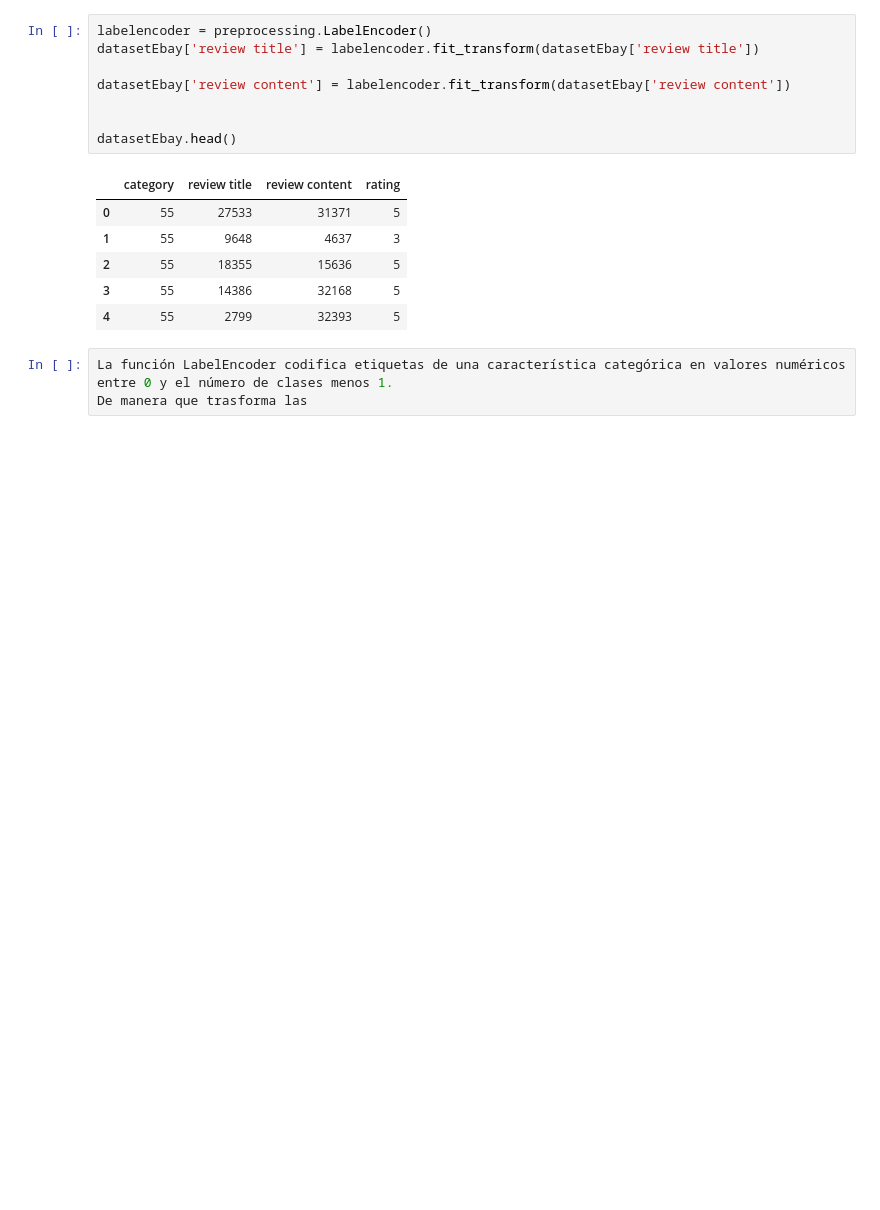
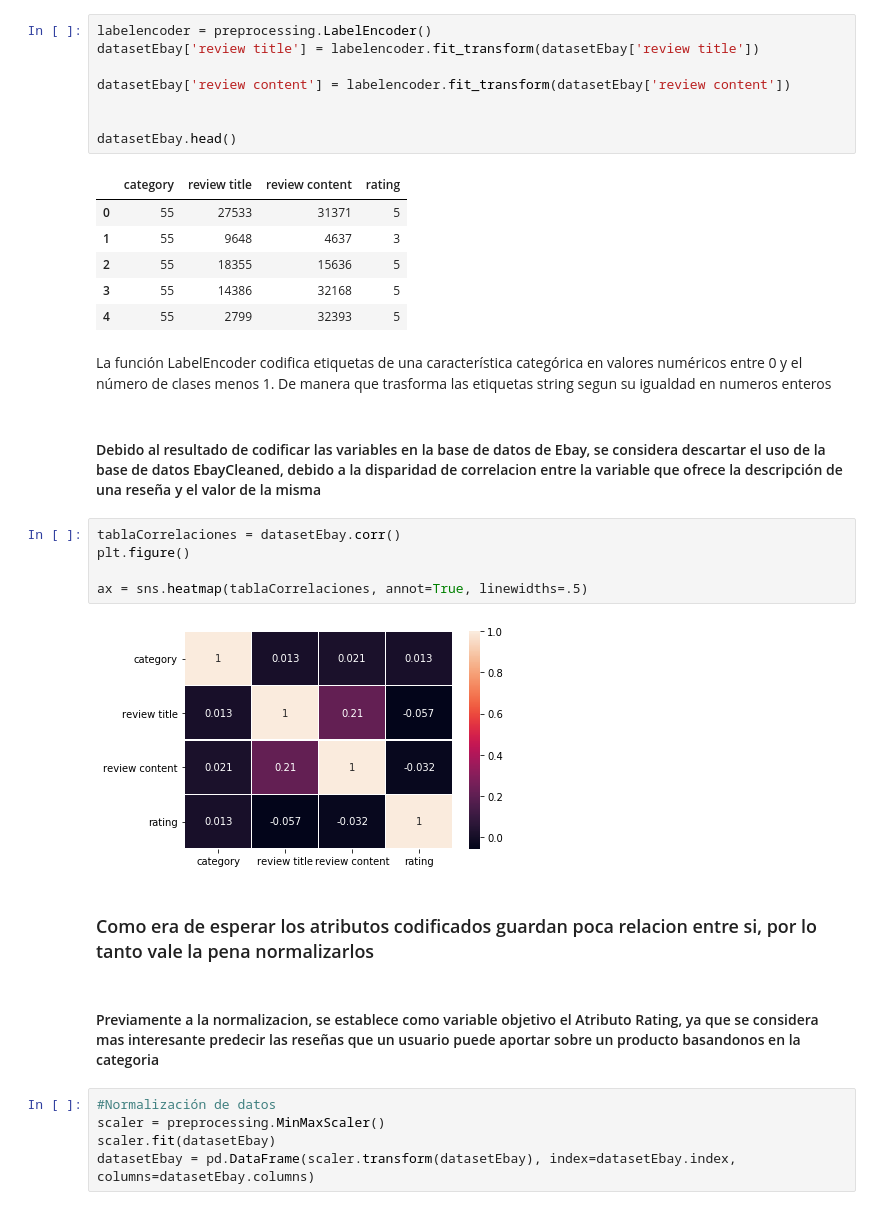
Before and after one commit to AdriaOrozco/CasKaggle, a Jupyter notebook: notebooks/develop/EbayNotebook.ipynb, the cells around one changed output. Cells and saved outputs as stored; diff of their text form; blank space fills up the shorter version.

Commit message:
Normalizacion de atributos

```diff
--- a/notebooks/develop/EbayNotebook.ipynb
+++ b/notebooks/develop/EbayNotebook.ipynb
@@ -230,6 +230,24 @@ datasetEbay.head()
 | 2 | 55 | 18355 | 15636 | 5 |
 | 3 | 55 | 14386 | 32168 | 5 |
 | 4 | 55 | 2799 | 32393 | 5 |
-# %%
-La función LabelEncoder codifica etiquetas de una característica categórica en valores numéricos entre 0 y el número de clases menos 1.
-De manera que trasforma las
+# %% [markdown]
+La función LabelEncoder codifica etiquetas de una característica categórica en valores numéricos entre 0 y el número de clases menos 1.
+De manera que trasforma las etiquetas string segun su igualdad en numeros enteros
+# %% [markdown]
+#### Debido al resultado de codificar las variables en la base de datos de Ebay, se considera descartar el uso de la base de datos EbayCleaned, debido a la disparidad de correlacion entre la variable que ofrece la descripción de una reseña y el valor de la misma
+# %%
+tablaCorrelaciones = datasetEbay.corr()
+plt.figure()
+
+ax = sns.heatmap(tablaCorrelaciones, annot=True, linewidths=.5)
+# %% [output]
+[figure, added]
+# %% [markdown]
+### Como era de esperar los atributos codificados guardan poca relacion entre si, por lo tanto vale la pena normalizarlos
+# %% [markdown]
+#### Previamente a la normalizacion, se establece como variable objetivo el Atributo Rating, ya que se considera mas interesante predecir las reseñas que un usuario puede aportar sobre un producto basandonos en la categoria
+# %%
+#Normalización de datos
+scaler = preprocessing.MinMaxScaler()
+scaler.fit(datasetEbay)
+datasetEbay = pd.DataFrame(scaler.transform(datasetEbay), index=datasetEbay.index, columns=datasetEbay.columns)
```
Also changed, not shown: parts of 4 cells of this notebook.
